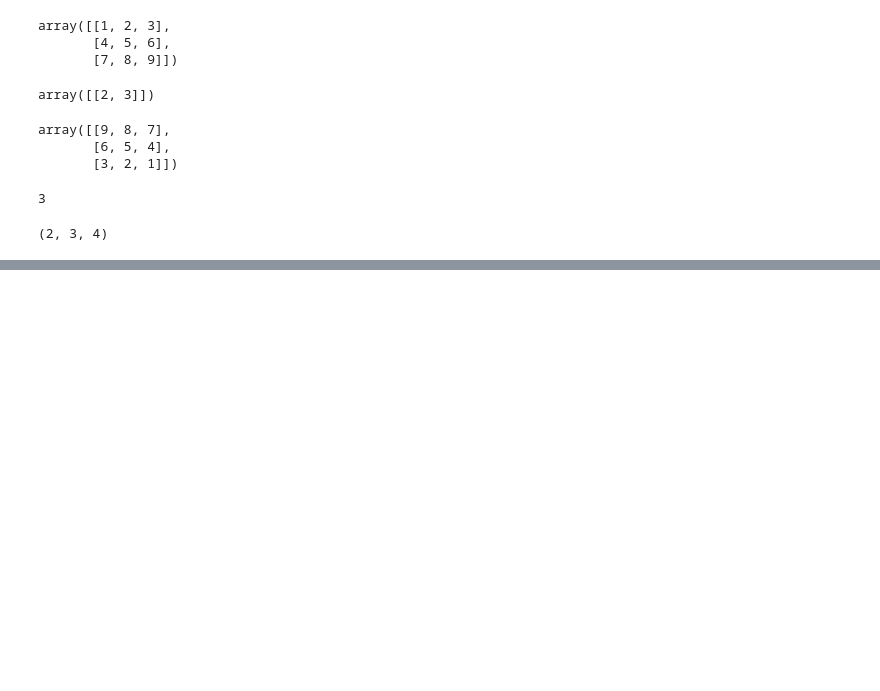
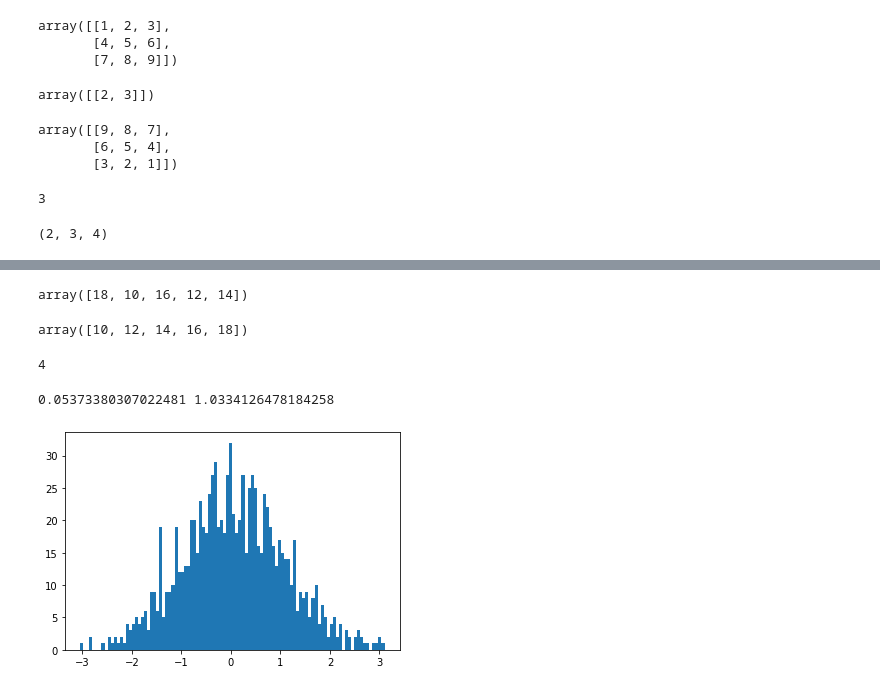
Before and after one commit to Pepcoders/Data-Science-January, a Jupyter notebook: Numpy.ipynb, the cells around one changed output, grey strips where cells are left out. Saved outputs shown, nothing was run; the diff lists cells and outputs as text; code cells hidden in the pictures; blank space fills up the shorter version.

```diff
--- a/Numpy.ipynb
+++ b/Numpy.ipynb
@@ -208,0 +217,29 @@ arr.shape
+# %%
+np.random.permutation(arr)
+# %% [output]
+array([18, 10, 16, 12, 14])
+# %%
+arr
+# %% [output]
+array([10, 12, 14, 16, 18])
+# %%
+np.random.randint(1,5)
+# %% [output]
+4
+# %%
+#mean = 0
+#std = 1
+
+arr = np.random.randn(1000)
+# %%
+arr
+print(arr.mean(),arr.std())
+# %% [output]
+0.05373380307022481 1.0334126478184258
+# %%
+import matplotlib.pyplot as plt
+
+plt.hist(arr, bins = 100)
+plt.show()
+# %% [output]
+[figure, added]
```
Also changed, not shown: parts of 23 cells of this notebook.
